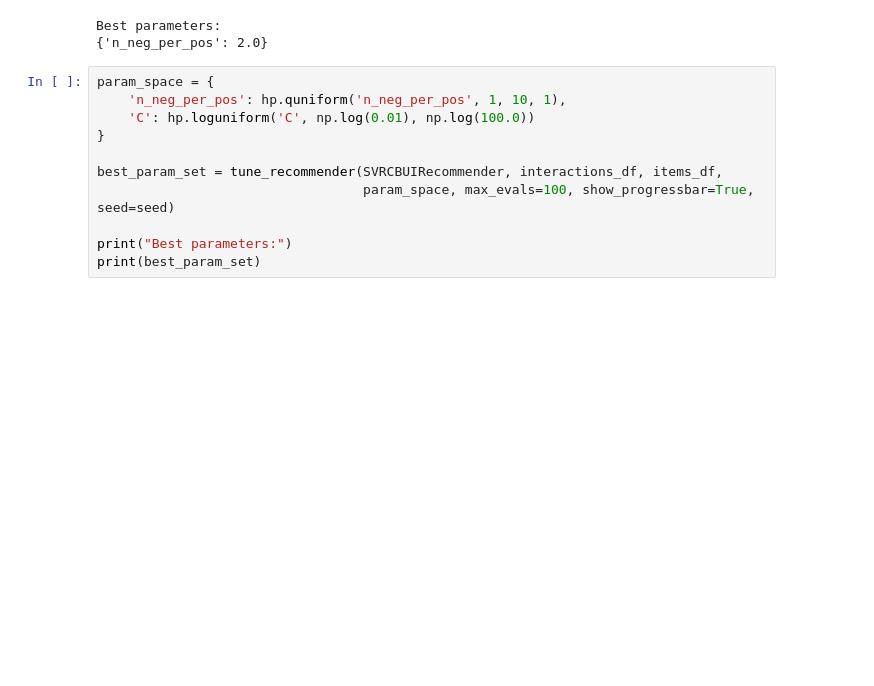
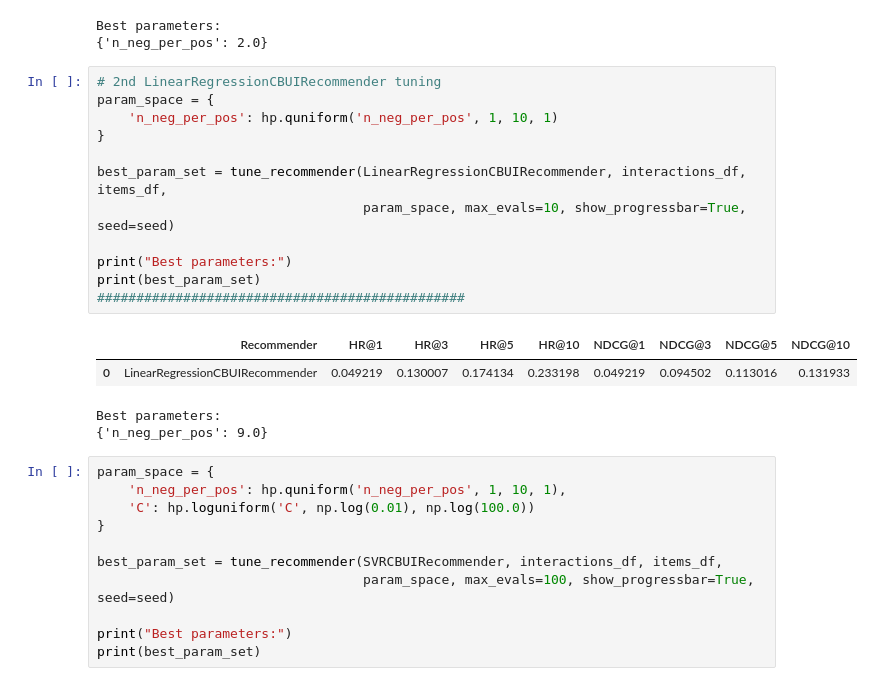
Before and after one commit to dansilecki/recommender-systems-project1, a Jupyter notebook: project_1_recommender_and_evaluation.ipynb, the cells around one changed output. Cells and saved outputs as stored; diff of their text form; blank space fills up the shorter version.

```diff
--- a/project_1_recommender_and_evaluation.ipynb
+++ b/project_1_recommender_and_evaluation.ipynb
@@ -591,6 +599,23 @@ print(best_param_set)
 | 0 | LinearRegressionCBUIRecommender | 0.005431 | 0.011881 | 0.016972 | 0.023082 | 0.005431 | 0.0091 | 0.011219 | 0.013096 |
 Best parameters:
 {'n_neg_per_pos': 2.0}
+# %%
+# 2nd LinearRegressionCBUIRecommender tuning
+param_space = {
+    'n_neg_per_pos': hp.quniform('n_neg_per_pos', 1, 10, 1)
+}
+
+best_param_set = tune_recommender(LinearRegressionCBUIRecommender, interactions_df, items_df,
+                                  param_space, max_evals=10, show_progressbar=True, seed=seed)
+
+print("Best parameters:")
+print(best_param_set)
+###############################################
+# %% [output]
+|  | Recommender | HR@1 | HR@3 | HR@5 | HR@10 | NDCG@1 | NDCG@3 | NDCG@5 | NDCG@10 |
+| 0 | LinearRegressionCBUIRecommender | 0.049219 | 0.130007 | 0.174134 | 0.233198 | 0.049219 | 0.094502 | 0.113016 | 0.131933 |
+Best parameters:
+{'n_neg_per_pos': 9.0}
 # %%
 param_space = {
     'n_neg_per_pos': hp.quniform('n_neg_per_pos', 1, 10, 1),
```
Also changed, not shown: parts of 7 cells of this notebook.
